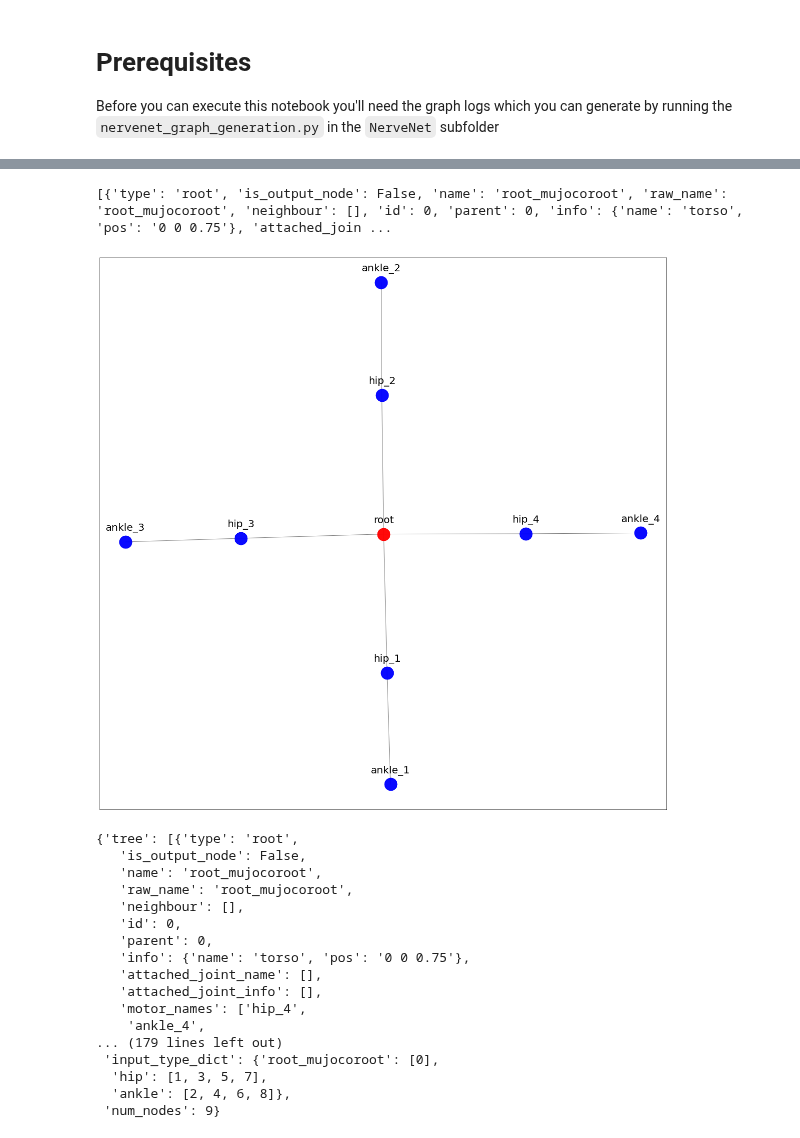
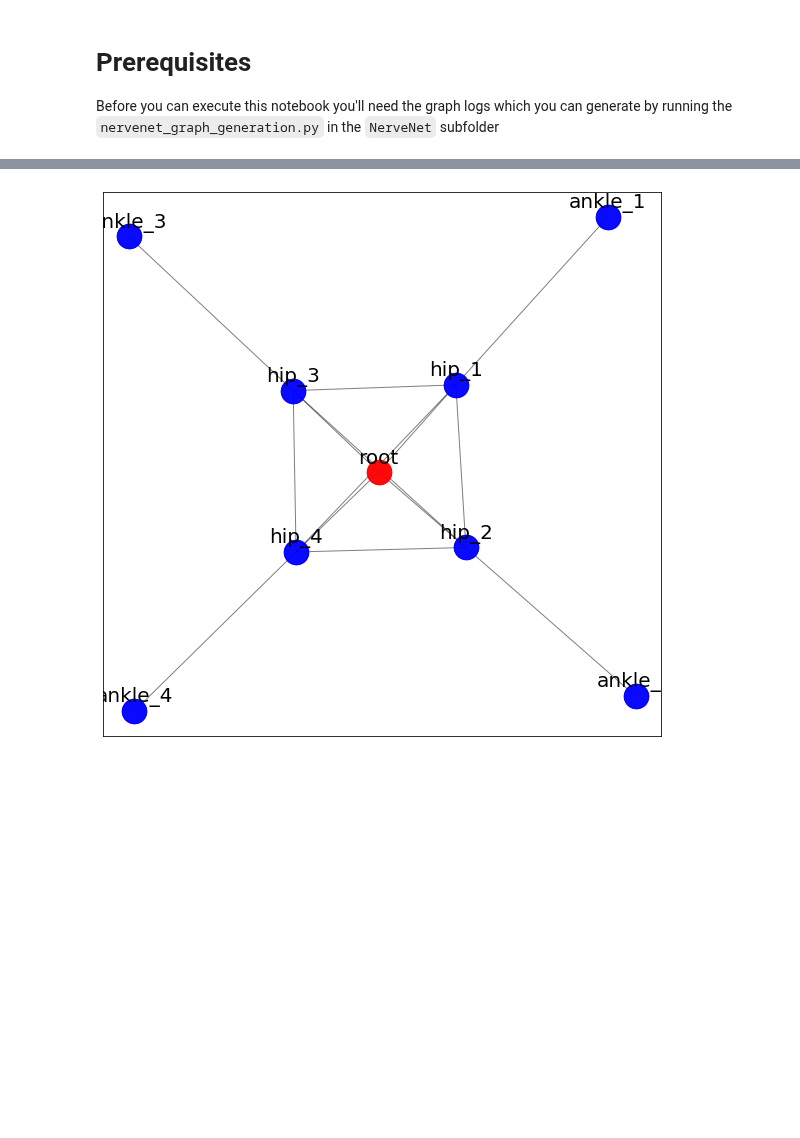
Before and after one commit to HannesStark/gnn-reinforcement-learning, a Jupyter notebook: playground/graph_visualization/robot_graph_visualization.ipynb, the cells around one changed output, grey strips where cells are left out. Drawn from its saved outputs; the diff is of its cells as text; code cells hidden in the pictures; blank space fills up the shorter version.

```diff
--- a/playground/graph_visualization/robot_graph_visualization.ipynb
+++ b/playground/graph_visualization/robot_graph_visualization.ipynb
@@ -82,30 +81,12 @@ ant_bullet_log = visualize_task_graph("AntBulletEnv-v0",
 # %%
 ant_bullet_log_dropped_body = visualize_task_graph("AntBulletEnv-v0",
-                     figsize=(20, 20),
-                     use_sibling_relations=False,
+                     figsize=(10, 10),
+                     use_sibling_relations=True,
                      drop_body_nodes=True,
                      root_relation_option=RootRelationOption.NONE
                      )
 # %% [output]
-[{'type': 'root', 'is_output_node': False, 'name': 'root_mujocoroot', 'raw_name': 'root_mujocoroot', 'neighbour': [], 'id': 0, 'parent': 0, 'info': {'name': 'torso', 'pos': '0 0 0.75'}, 'attached_join ...
-[figure, old version]
+[figure, new version]
-{'tree': [{'type': 'root',
-   'is_output_node': False,
-   'name': 'root_mujocoroot',
-   'raw_name': 'root_mujocoroot',
-   'neighbour': [],
-   'id': 0,
-   'parent': 0,
-   'info': {'name': 'torso', 'pos': '0 0 0.75'},
-   'attached_joint_name': [],
-   'attached_joint_info': [],
-   'motor_names': ['hip_4',
-    'ankle_4',
-... (179 lines left out)
- 'input_type_dict': {'root_mujocoroot': [0],
-  'hip': [1, 3, 5, 7],
-  'ankle': [2, 4, 6, 8]},
- 'num_nodes': 9}
 # %%
 HalfCheetah_log = visualize_task_graph("HalfCheetah-v1",
                                         figsize=(15,15),
```
Also changed, not shown: parts of 2 cells of this notebook, 4 other files.
